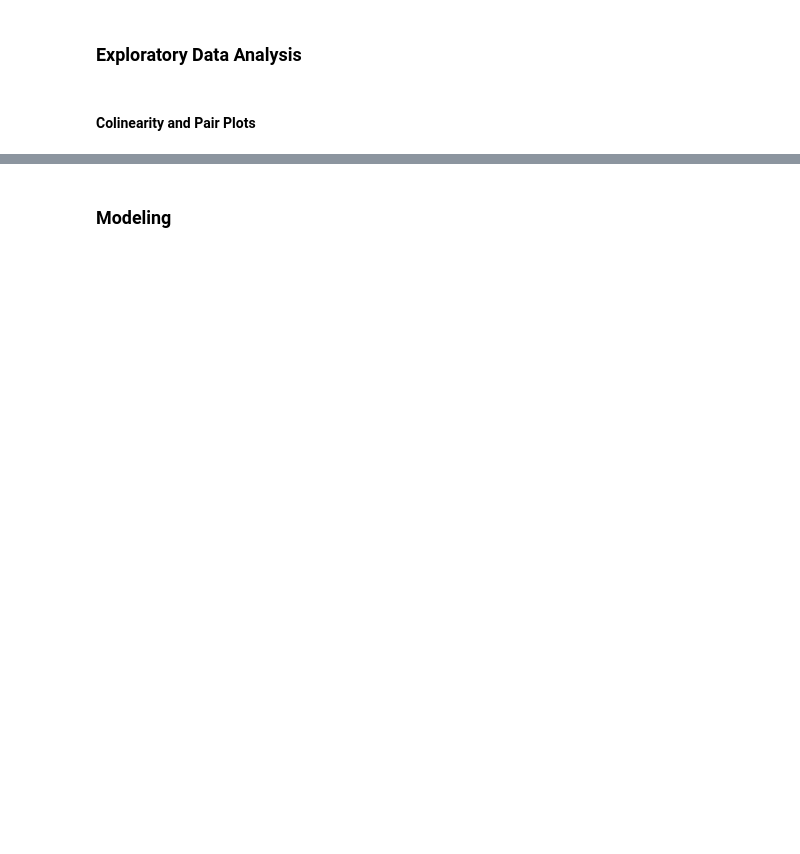
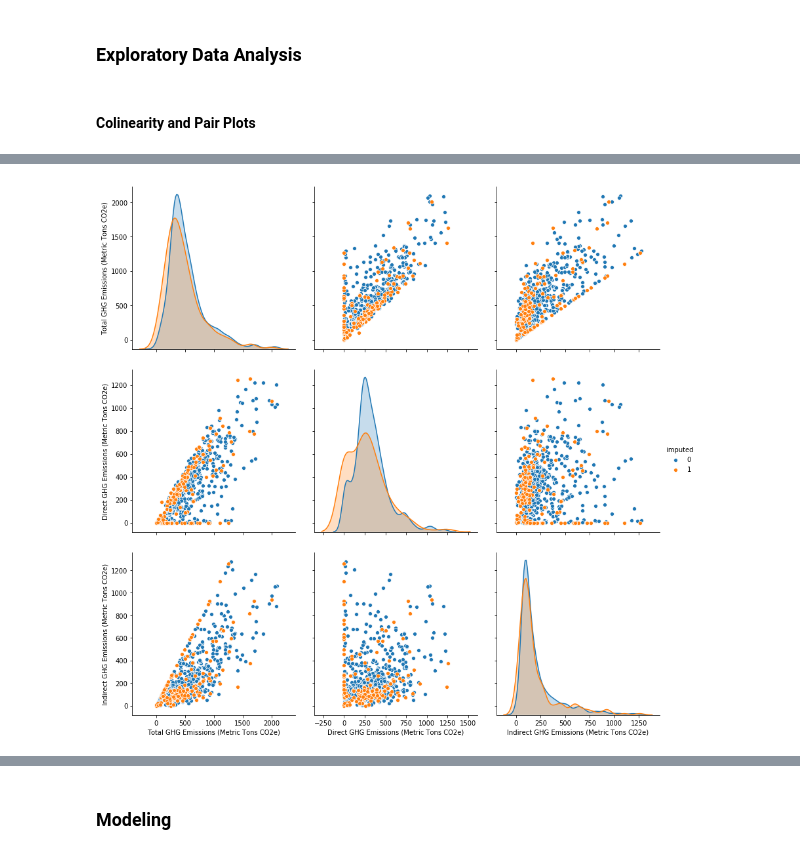
Before and after one commit to mikearango/introML-AnalyticsU, a Jupyter notebook: notebooks/sandbox.ipynb, the cells around one changed output, grey strips where cells are left out. Cells and saved outputs as stored; diff of their text form; code cells hidden in the pictures; blank space fills up the shorter version.

```diff
--- a/notebooks/sandbox.ipynb
+++ b/notebooks/sandbox.ipynb
@@ -514,3 +613,11 @@ g = sns.pairplot(df_train.sample(1000),
+# %%
+# Greenhouse-gas related features
+g = sns.pairplot(df_train.sample(1000),
+                 vars=['Total GHG Emissions (Metric Tons CO2e)',
+                       'Direct GHG Emissions (Metric Tons CO2e)',
+                       'Indirect GHG Emissions (Metric Tons CO2e)'], height=4, hue='imputed')
+# %% [output]
+[figure, added]
 # %% [markdown]
 <a id='analyze-modeling'></a>
 # %% [markdown]
```
Also changed, not shown: parts of 8 cells of this notebook.
